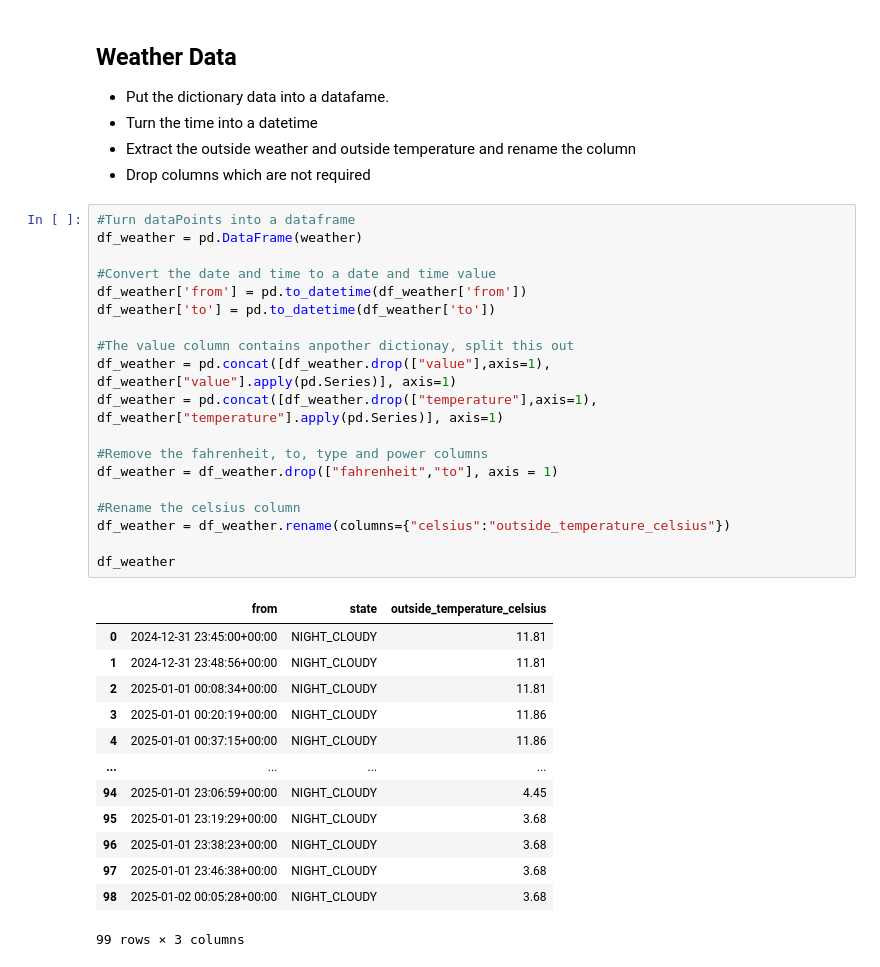
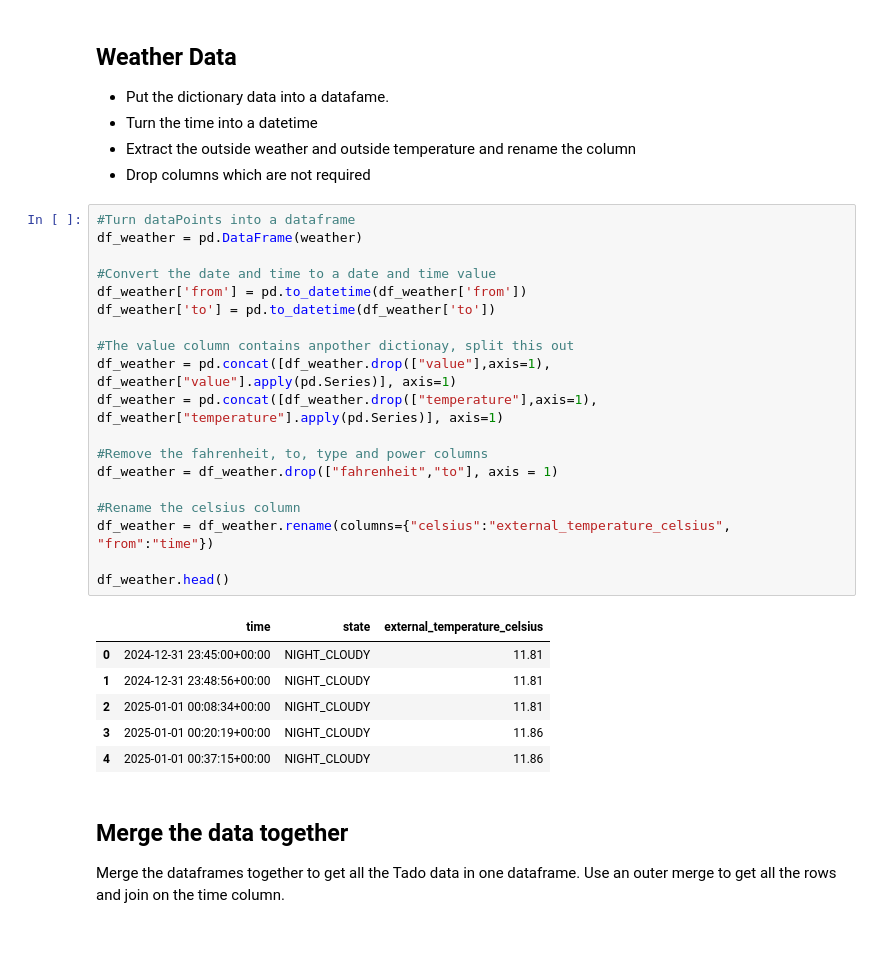
Before and after one commit to tomdbignell/heating_project, a Jupyter notebook: Heating_data.ipynb, the cells around one changed output. Drawn from its saved outputs; the diff is of its cells as text; blank space fills up the shorter version.

```diff
--- a/Heating_data.ipynb
+++ b/Heating_data.ipynb
@@ -316,33 +316,30 @@ df_hot_water.head()
 # %%
 #Turn dataPoints into a dataframe
 df_weather = pd.DataFrame(weather)
 
 #Convert the date and time to a date and time value
 df_weather['from'] = pd.to_datetime(df_weather['from'])
 df_weather['to'] = pd.to_datetime(df_weather['to'])
 
 #The value column contains anpother dictionay, split this out
 df_weather = pd.concat([df_weather.drop(["value"],axis=1), df_weather["value"].apply(pd.Series)], axis=1)
 df_weather = pd.concat([df_weather.drop(["temperature"],axis=1), df_weather["temperature"].apply(pd.Series)], axis=1)
 
 #Remove the fahrenheit, to, type and power columns
 df_weather = df_weather.drop(["fahrenheit","to"], axis = 1)
 
 #Rename the celsius column
-df_weather = df_weather.rename(columns={"celsius":"outside_temperature_celsius"})
+df_weather = df_weather.rename(columns={"celsius":"external_temperature_celsius", "from":"time"})
 
-df_weather
+df_weather.head()
 # %% [output]
-|  | from | state | outside_temperature_celsius |
+|  | time | state | external_temperature_celsius |
 | 0 | 2024-12-31 23:45:00+00:00 | NIGHT_CLOUDY | 11.81 |
 | 1 | 2024-12-31 23:48:56+00:00 | NIGHT_CLOUDY | 11.81 |
 | 2 | 2025-01-01 00:08:34+00:00 | NIGHT_CLOUDY | 11.81 |
 | 3 | 2025-01-01 00:20:19+00:00 | NIGHT_CLOUDY | 11.86 |
 | 4 | 2025-01-01 00:37:15+00:00 | NIGHT_CLOUDY | 11.86 |
-| ... | ... | ... | ... |
-| 94 | 2025-01-01 23:06:59+00:00 | NIGHT_CLOUDY | 4.45 |
-| 95 | 2025-01-01 23:19:29+00:00 | NIGHT_CLOUDY | 3.68 |
-| 96 | 2025-01-01 23:38:23+00:00 | NIGHT_CLOUDY | 3.68 |
-| 97 | 2025-01-01 23:46:38+00:00 | NIGHT_CLOUDY | 3.68 |
-| 98 | 2025-01-02 00:05:28+00:00 | NIGHT_CLOUDY | 3.68 |
-99 rows × 3 columns
+# %% [markdown]
+## Merge the data together
+
+Merge the dataframes together to get all the Tado data in one dataframe. Use an outer merge to get all the rows and join on the time column.
```
Also changed, not shown: parts of 9 cells of this notebook.
